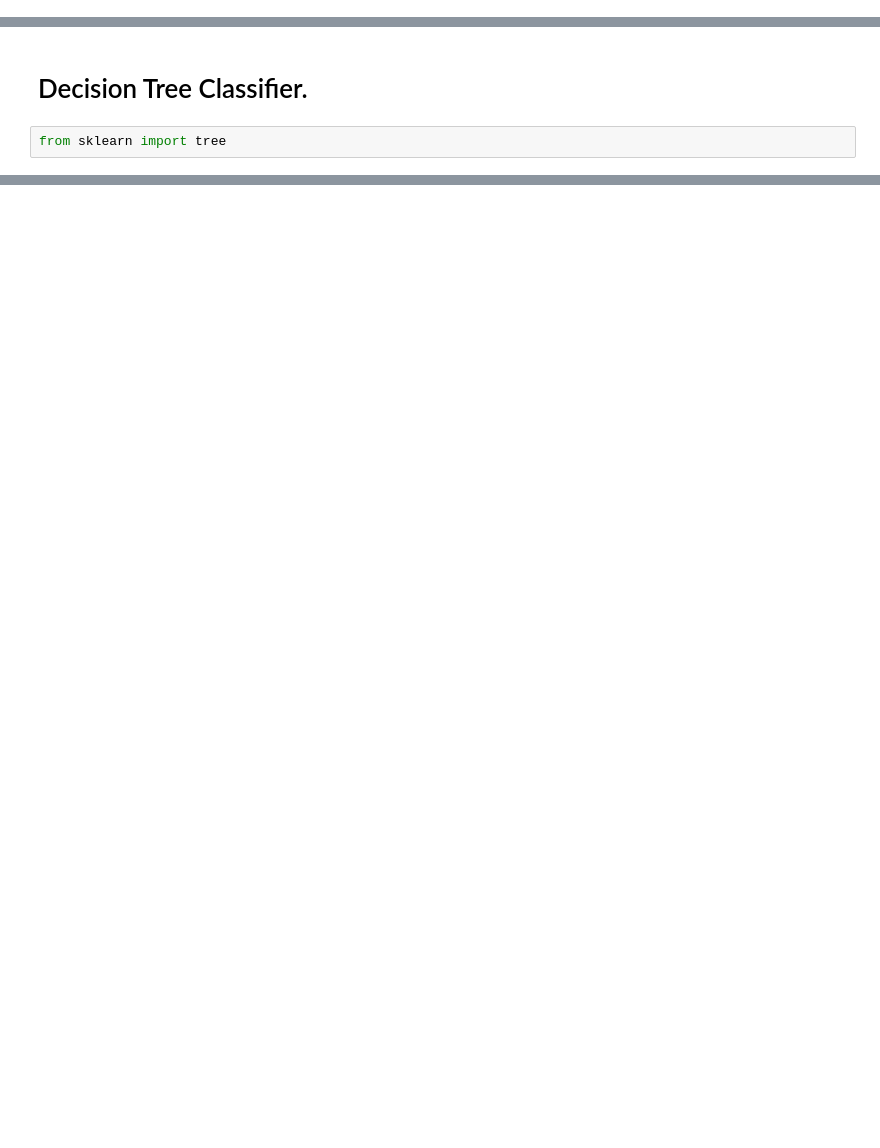
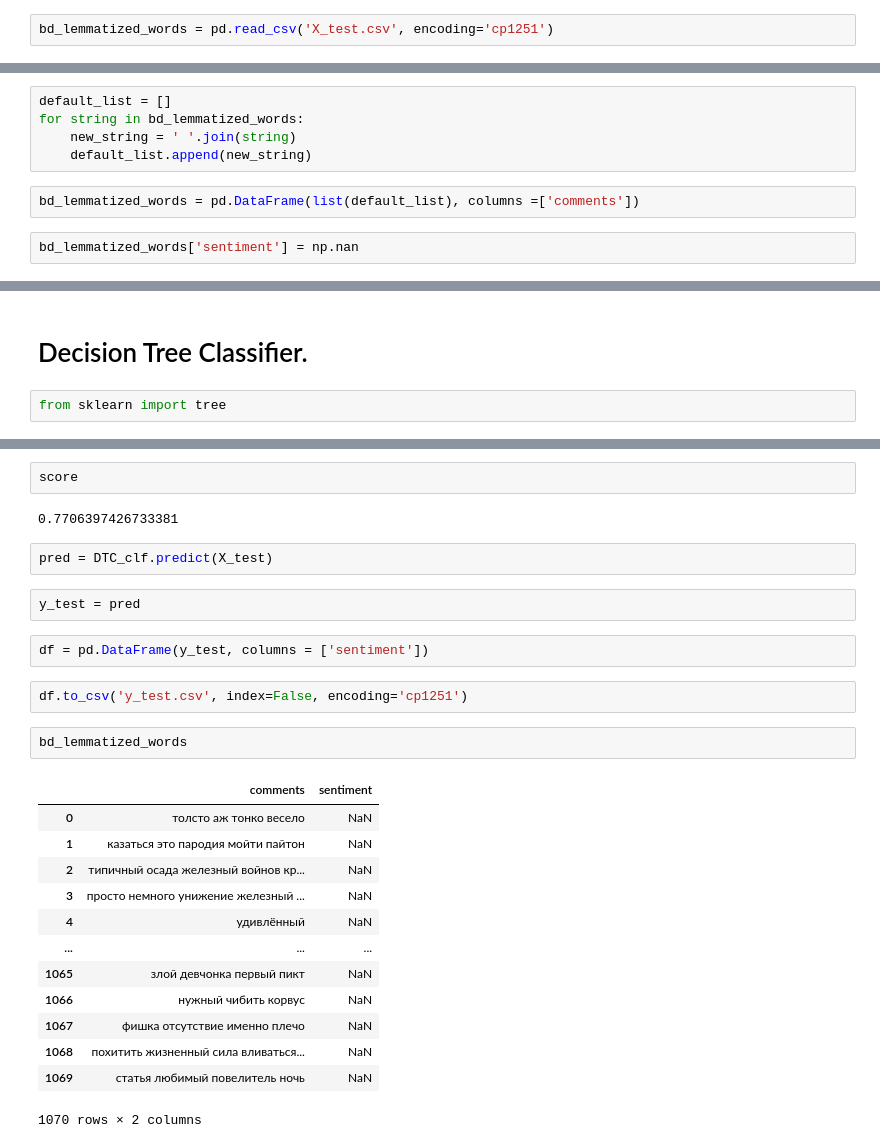
Before and after one commit to sh1n0b1n0m0n0/vk_parser, a Jupyter notebook: VK_Sentimental_Analysis.ipynb, the cells around one changed output, grey strips where cells are left out. Saved outputs shown, nothing was run; the diff lists cells and outputs as text; blank space fills up the shorter version.

```diff
--- a/VK_Sentimental_Analysis.ipynb
+++ b/VK_Sentimental_Analysis.ipynb
@@ -338,3 +278,5 @@ Name: sentiment, Length: 11192, dtype: int64
+# %%
+bd_lemmatized_words = pd.read_csv('X_test.csv', encoding='cp1251')
 # %% [markdown]
 # Word embedding (Векторное представление слов)
 # %% [markdown]
@@ -374,0 +332,9 @@ print(X2.shape)
+# %%
+default_list = []
+for string in bd_lemmatized_words:
+    new_string = ' '.join(string)
+    default_list.append(new_string)
+# %%
+bd_lemmatized_words = pd.DataFrame(list(default_list), columns =['comments'])
+# %%
+bd_lemmatized_words['sentiment'] = np.nan
@@ -431,0 +609,28 @@ DTC_clf.score(X_train, y_train.values.ravel())
+# %%
+score
+# %% [output]
+0.7706397426733381
+# %%
+pred = DTC_clf.predict(X_test)
+# %%
+y_test = pred
+# %%
+df = pd.DataFrame(y_test, columns = ['sentiment'])
+# %%
+df.to_csv('y_test.csv', index=False, encoding='cp1251')
+# %%
+bd_lemmatized_words
+# %% [output]
+|  | comments | sentiment |
+| 0 | толсто аж тонко весело | NaN |
+| 1 | казаться это пародия мойти пайтон | NaN |
+| 2 | типичный осада железный войнов кр... | NaN |
+| 3 | просто немного унижение железный ... | NaN |
+| 4 | удивлённый | NaN |
+| ... | ... | ... |
+| 1065 | злой девчонка первый пикт | NaN |
+| 1066 | нужный чибить корвус | NaN |
+| 1067 | фишка отсутствие именно плечо | NaN |
+| 1068 | похитить жизненный сила вливаться... | NaN |
+| 1069 | статья любимый повелитель ночь | NaN |
+1070 rows × 2 columns
```
Also changed, not shown: parts of 66 cells of this notebook, 4 other files.
